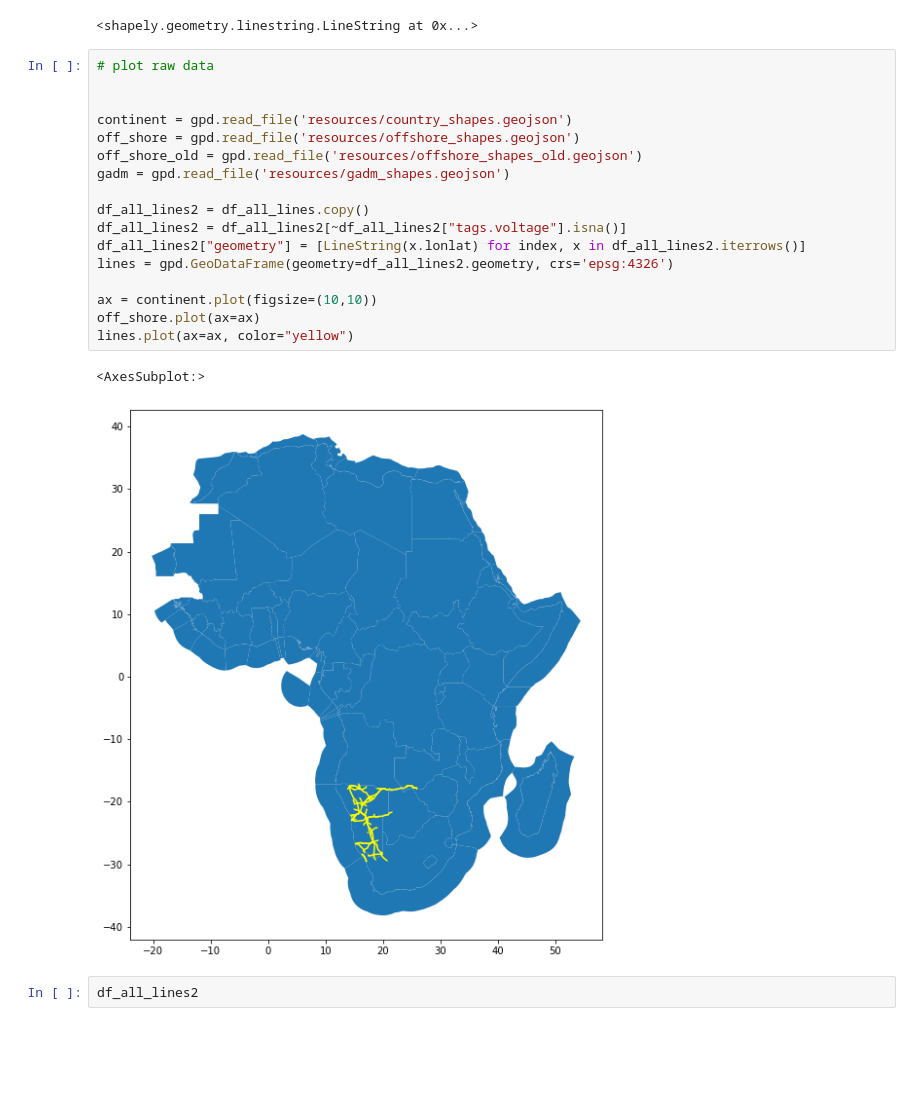
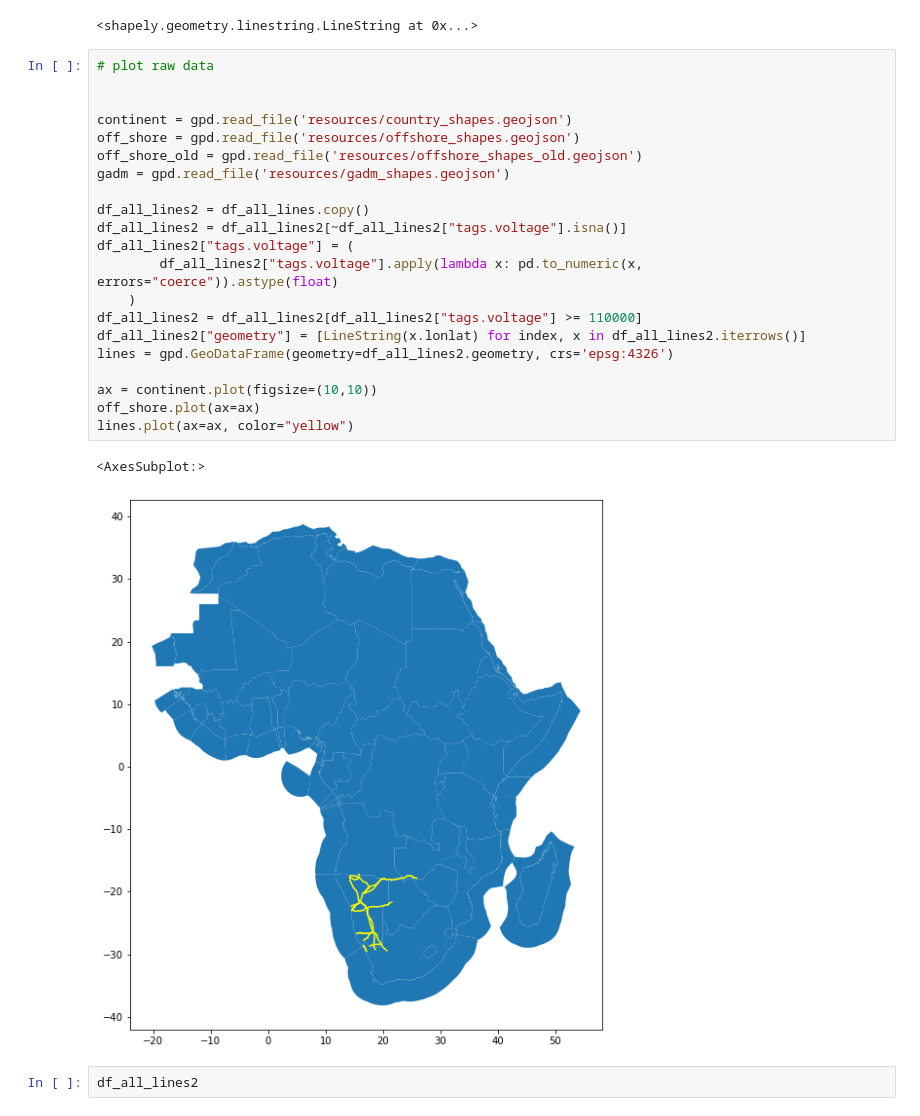
Before and after one commit to pypsa-meets-earth/pypsa-africa-hackathon, a Jupyter notebook: notebooks/osm_pbf_power_data_extractor_test.ipynb, the cells around one changed output. Saved outputs shown, nothing was run; the diff lists cells and outputs as text; blank space fills up the shorter version.

```diff
--- a/notebooks/osm_pbf_power_data_extractor_test.ipynb
+++ b/notebooks/osm_pbf_power_data_extractor_test.ipynb
@@ -656,23 +656,27 @@ lines.geometry.loc[0]
 # %%
 # plot raw data
 
 
 continent = gpd.read_file('resources/country_shapes.geojson')
 off_shore = gpd.read_file('resources/offshore_shapes.geojson')
 off_shore_old = gpd.read_file('resources/offshore_shapes_old.geojson')
 gadm = gpd.read_file('resources/gadm_shapes.geojson')
 
 df_all_lines2 = df_all_lines.copy()
 df_all_lines2 = df_all_lines2[~df_all_lines2["tags.voltage"].isna()]
+df_all_lines2["tags.voltage"] = (
+        df_all_lines2["tags.voltage"].apply(lambda x: pd.to_numeric(x, errors="coerce")).astype(float)
+    )
+df_all_lines2 = df_all_lines2[df_all_lines2["tags.voltage"] >= 110000]
 df_all_lines2["geometry"] = [LineString(x.lonlat) for index, x in df_all_lines2.iterrows()]
 lines = gpd.GeoDataFrame(geometry=df_all_lines2.geometry, crs='epsg:4326')
 
 ax = continent.plot(figsize=(10,10))
 off_shore.plot(ax=ax)
 lines.plot(ax=ax, color="yellow")
 # %% [output]
 <AxesSubplot:>
-[figure, old version]
+[figure, new version]
 # %%
 df_all_lines2
 # %% [output]
```
